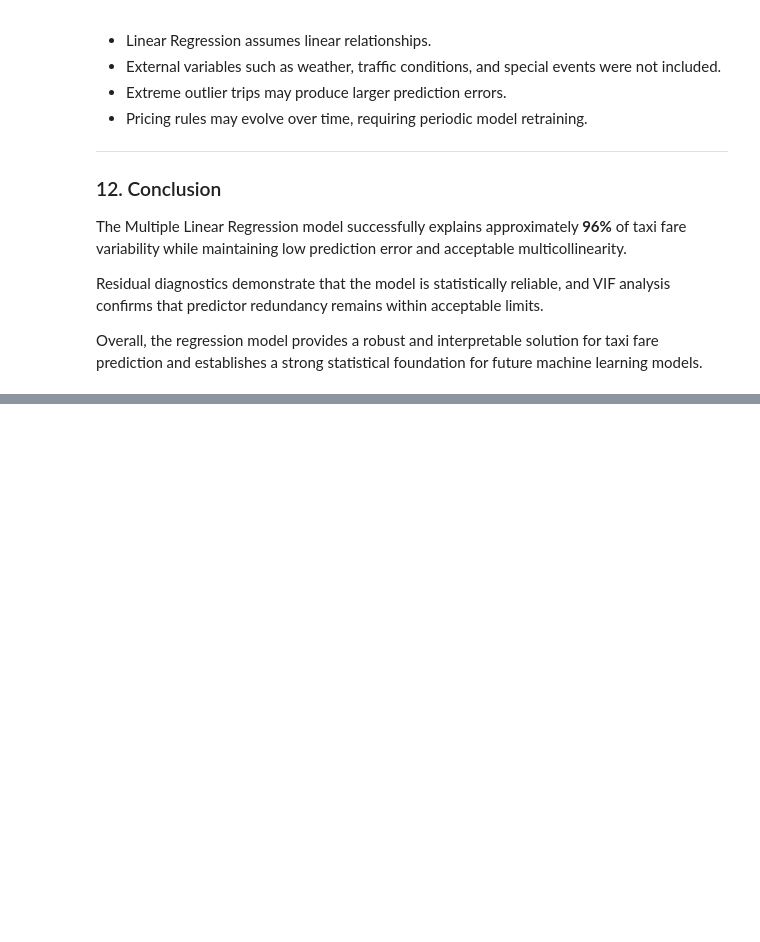
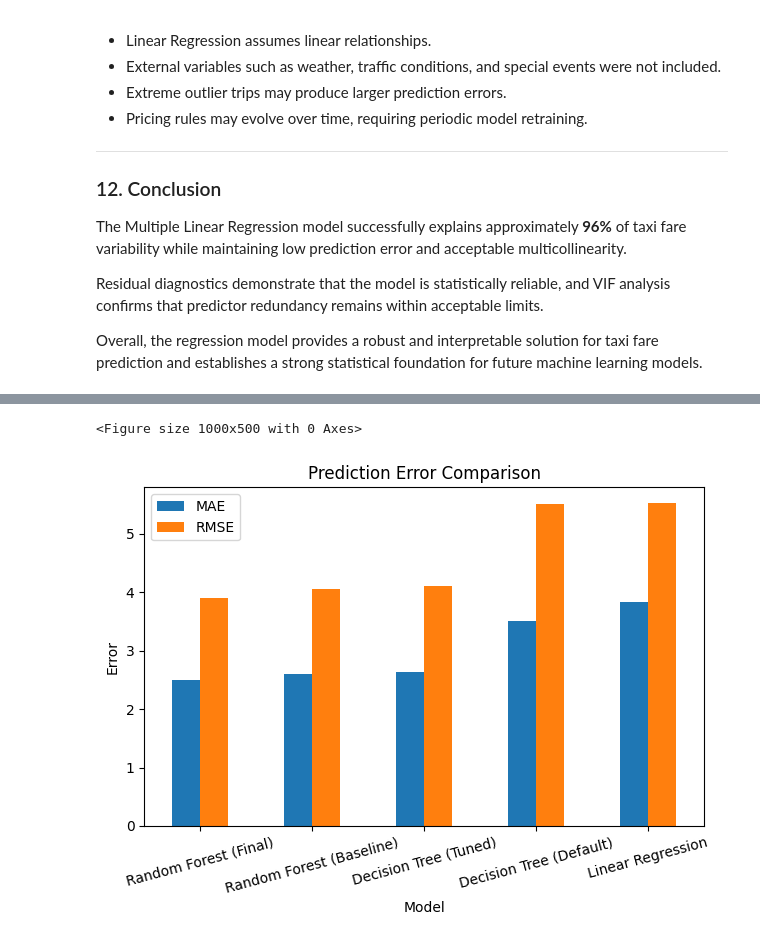
Before and after one commit to morsycoo/NYC-Yellow-Taxi-Trip-Duration-Prediction, a Jupyter notebook: notebook/NYC_Taxi_Statistical_Analysis.ipynb, the cells around one changed output, grey strips where cells are left out. Cells and saved outputs as stored; diff of their text form; code cells hidden in the pictures; blank space fills up the shorter version.

```diff
--- a/notebook/NYC_Taxi_Statistical_Analysis.ipynb
+++ b/notebook/NYC_Taxi_Statistical_Analysis.ipynb
@@ -9089,0 +12097,20 @@ Overall, the regression model provides a robust and interpretable solution for t
+# %%
+### Prediction Error Comparison
+comparison_plot = final_comparison.set_index("Model")[["MAE", "RMSE"]]
+
+plt.figure(figsize=(10, 5))
+
+comparison_plot.plot(kind="bar")
+
+plt.title("Prediction Error Comparison")
+plt.xlabel("Model")
+plt.ylabel("Error")
+
+plt.xticks(rotation=15)
+
+plt.tight_layout()
+
+plt.show()
+# %% [output]
+<Figure size 1000x500 with 0 Axes>
+[figure, added]
```
Also changed, not shown: parts of 202 cells of this notebook.
